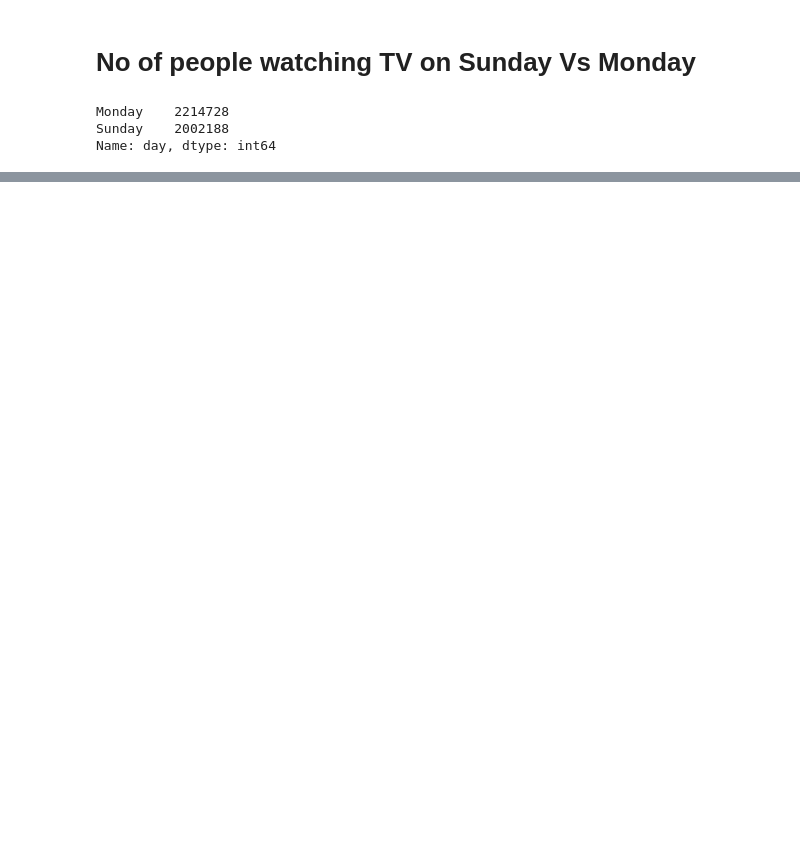
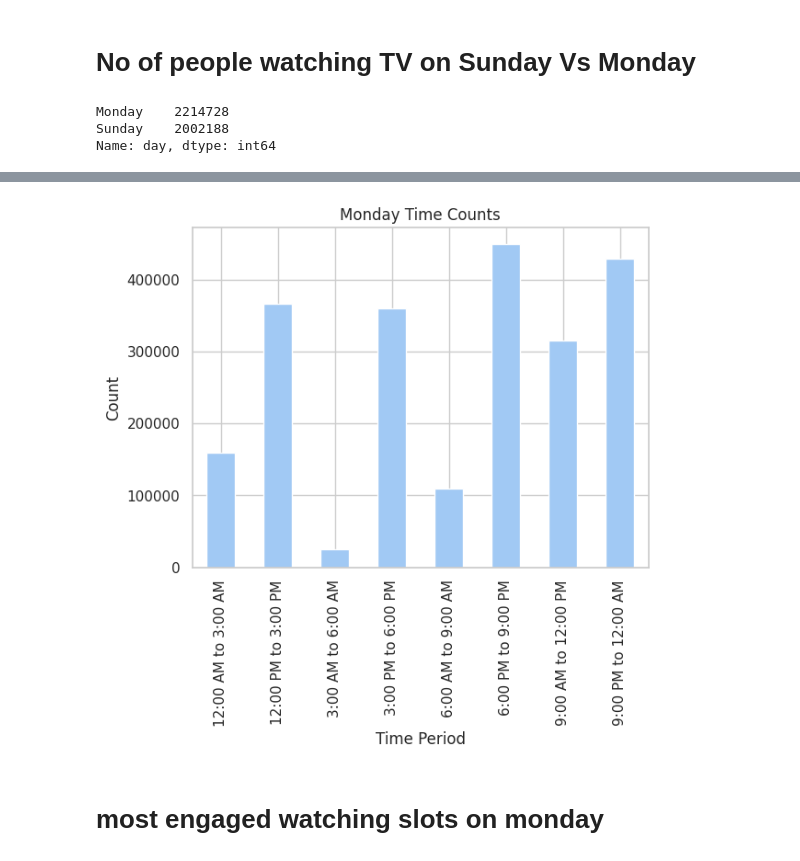
Before and after one commit to shrivatsashetty/Projects, a Jupyter notebook: Synamedia_Project.ipynb, the cells around one changed output, grey strips where cells are left out. Drawn from its saved outputs; the diff is of its cells as text; code cells hidden in the pictures; blank space fills up the shorter version.

```diff
--- a/Synamedia_Project.ipynb
+++ b/Synamedia_Project.ipynb
@@ -1039,0 +1107,10 @@ Index(['state', 'event_start_tz', 'duration_seconds', 'content_type',
+# %%
+monday_time_counts = monday_time_counts.sort_index()
+
+monday_time_counts.plot(kind='bar')
+plt.title('Monday Time Counts')
+plt.xlabel('Time Period')
+plt.ylabel('Count')
+plt.show()
+# %% [output]
+[figure, added]
@@ -1039,0 +1123,2 @@ Index(['state', 'event_start_tz', 'duration_seconds', 'content_type',
+# %% [markdown]
+# most engaged watching slots on monday
```
Also changed, not shown: parts of 60 cells of this notebook.
